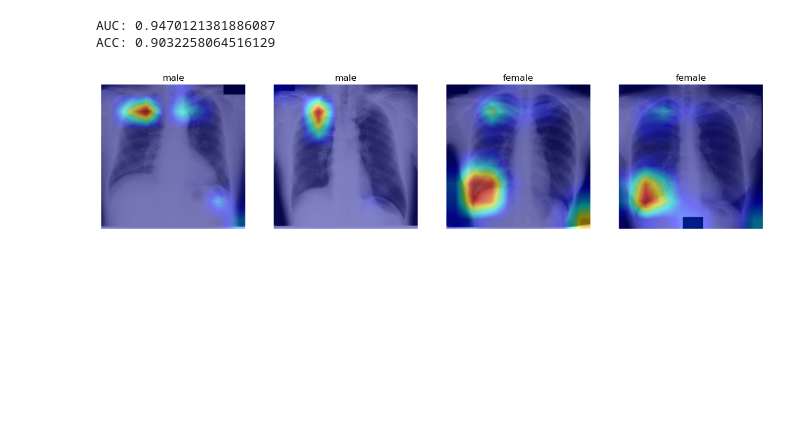
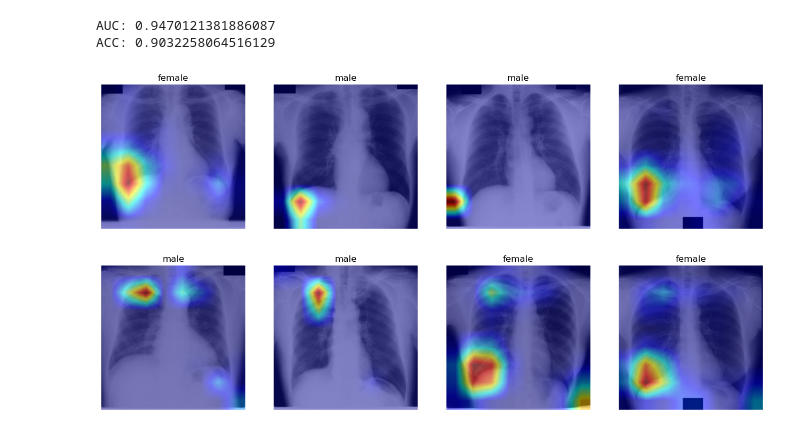
Before and after one commit to rishitoshsingh/Chest-XRay-Analysis, a Jupyter notebook: gender.ipynb, the cells around one changed output. Saved outputs shown, nothing was run; the diff lists cells and outputs as text; code cells hidden in the pictures; blank space fills up the shorter version.

```diff
--- a/gender.ipynb
+++ b/gender.ipynb
@@ -164,6 +168,41 @@ print(f"ACC: {accuracy_score(targets, (outputs>0.5).float().numpy())}")
 # %% [output]
 AUC: 0.9470121381886087
 ACC: 0.9032258064516129
+# %%
+from pytorch_grad_cam import GradCAM
+from pytorch_grad_cam.utils.model_targets import ClassifierOutputTarget
+from pytorch_grad_cam.utils.image import show_cam_on_image
+
+
+def get_grad_cam(input_tensor):
+    input_tensor = input_tensor.unsqueeze(dim=0).repeat(1,3,1,1)
+    target_layers = [model.backbone.layer4[-1]]
+    with GradCAM(model=model, target_layers=target_layers) as cam:
+        grayscale_cam = cam(input_tensor=input_tensor, targets=None)
+        grayscale_cam = grayscale_cam[0, :]
+        visualization = show_cam_on_image(image_to_arrag(input_tensor.squeeze()), grayscale_cam, use_rgb=True)
+        return visualization
+
+fig = plt.figure(figsize=(16,4))
+fig.add_subplot(141)
+plt.imshow(get_grad_cam(inputs[0]))
+plt.title(map_logit_class(outputs[0]))
+plt.axis("off")
+fig.add_subplot(142)
+plt.imshow(get_grad_cam(inputs[3]))
+plt.title(map_logit_class(outputs[3]))
+plt.axis("off")
+fig.add_subplot(143)
+plt.imshow(get_grad_cam(inputs[2]))
+plt.title(map_logit_class(outputs[2]))
+plt.axis("off")
+fig.add_subplot(144)
+plt.imshow(get_grad_cam(inputs[12]))
+plt.title(map_logit_class(outputs[12]))
+plt.axis("off")
+plt.show()
+# %% [output]
+[figure, added]
 # %%
 from pytorch_grad_cam import GradCAM
 from pytorch_grad_cam.utils.model_targets import ClassifierOutputTarget
```
Also changed, not shown: parts of 5 cells of this notebook, 56 other files.
